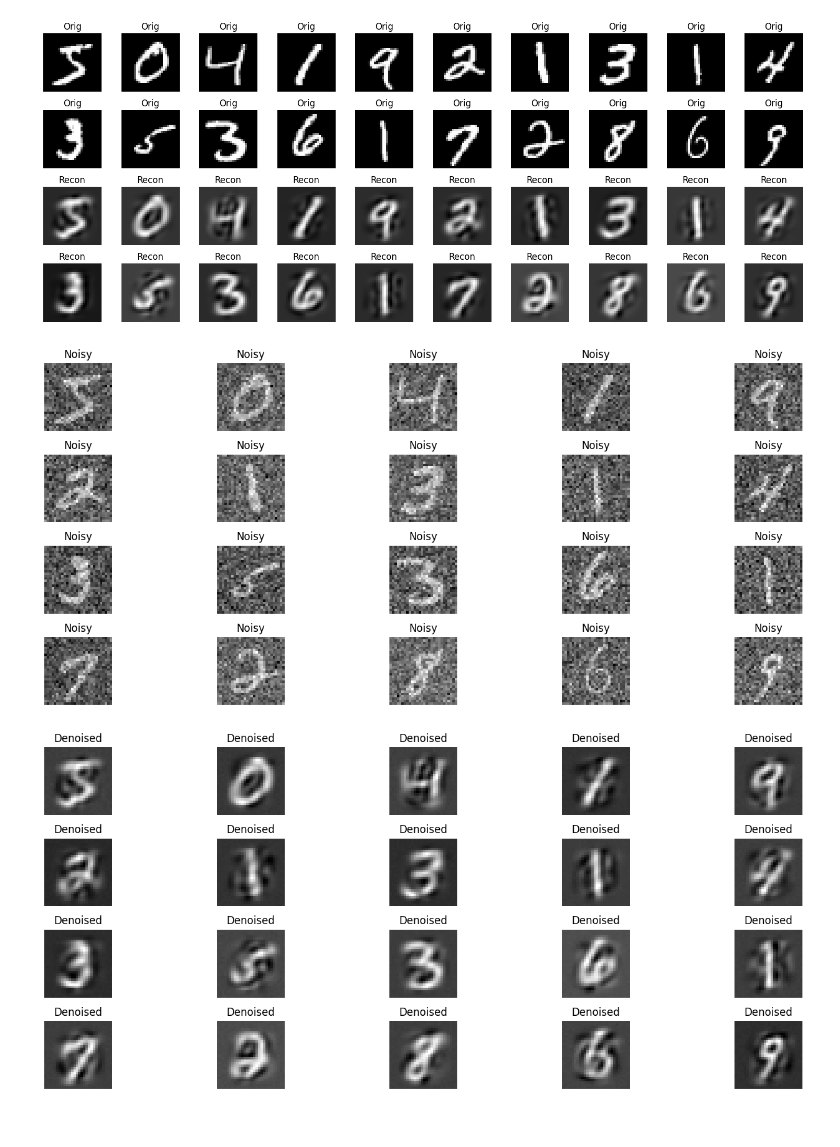
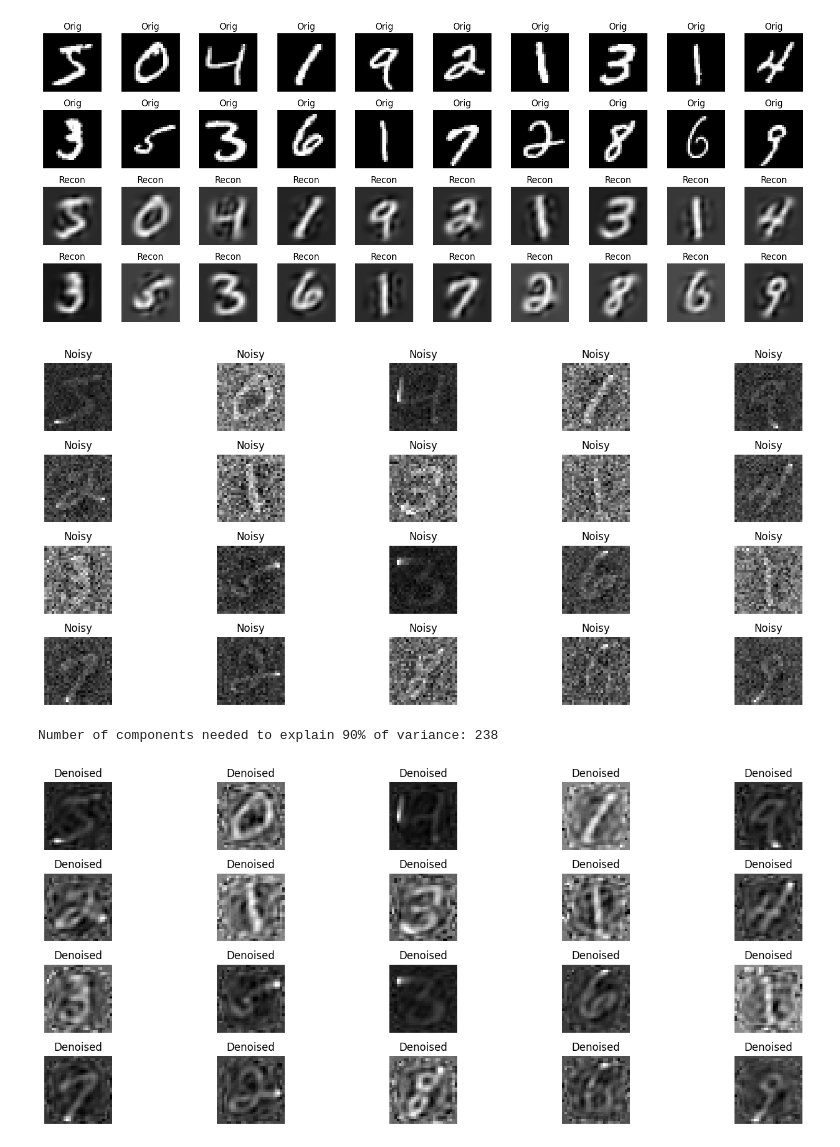
Before and after one commit to Shreyas8612/MNIST_Classification, a Jupyter notebook: MNIST_Classification.ipynb, the cells around one changed output. Saved outputs shown, nothing was run; the diff lists cells and outputs as text; code cells hidden in the pictures.

```diff
--- a/MNIST_Classification.ipynb
+++ b/MNIST_Classification.ipynb
@@ -55,6 +75,5 @@ print("Best cross-validation accuracy:", grid_search.best_score_)
 # %%
-# Train a logistic regression classifier with L1 regularization for sparsity
-log_reg = LogisticRegression(random_state=42)
-#log_reg = LogisticRegression(penalty='l1', solver='saga', C=0.1, max_iter=500, random_state=42)
-log_reg.fit(X_train, y_train)
+# Train a logistic regression model with the best parameters
+log_reg = LogisticRegression(penalty='l1', solver='saga', C=0.2, max_iter=1500, tol=1e-1,random_state=42, n_jobs=-1)
+log_reg.fit(X_train_scaled, y_train)
 # %% [output]
@@ -117,7 +137,8 @@ plt.show()
 # %%
 # Apply PCA to the MNIST dataset
 pca = PCA()
-pca.fit(X)
+X_scaled = scaler.fit_transform(X)  # Scale the entire dataset for PCA
+pca.fit(X_scaled)
 
 # Calculate the cumulative explained variance ratio
 cumulative_variance = np.cumsum(pca.explained_variance_ratio_)
@@ -144,7 +165,7 @@ plt.show()
 # %%
 # Fit PCA again with the number of components needed for visualization
 pca_20 = PCA(n_components=20)
-pca_20.fit(X)
+pca_20.fit(X_scaled)
 
 # Plot the loadings for the first 20 principal components
 plt.figure(figsize=(15, 10))
@@ -154,5 +175,6 @@ for i in range(20):
     plt.axis('off')
     plt.title(f'PC {i+1}')
 plt.tight_layout()
+plt.colorbar(ax=plt.gcf().axes, fraction=0.01, pad=0.04)
 plt.show()
 # %% [output]
@@ -202,8 +224,8 @@ plt.show()
 [figure]
 # %%
 # Generate a noisy copy of the MNIST dataset
-noise_factor = 0.3  # Adjust this value to control noise level
-X_noisy = X + noise_factor * np.random.normal(loc=0.0, scale=1.0, size=X.shape)
+noise_factor = 1.0  # Adjust this value to control noise level
+X_noisy = X_scaled + noise_factor * np.random.normal(loc=0.0, scale=1.0, size=X_scaled.shape)
 
 # Visualize the first 20 noisy digits
 plt.figure(figsize=(15, 6))
@@ -215,23 +237,34 @@ for i in range(20):
 plt.tight_layout()
 plt.show()
 # %% [output]
-[figure, old version]
+[figure, new version]
 # %%
+# Fit PCA to determine number of components that explain sufficient variance
+pca = PCA()
+pca.fit(X_scaled)
+cumulative_variance = np.cumsum(pca.explained_variance_ratio_)
+
+# Choose the number of components to explain at least 90% variance (experiment to find the best)
+threshold = 0.90  # You can adjust this value to 70%, 85%, 95%, etc.
+n_components_denoise = np.argmax(cumulative_variance >= threshold) + 1
+print(f'Number of components needed to explain {int(threshold * 100)}% of variance: {n_components_denoise}')
+
 # Fit PCA to reduce dimensionality of the noisy data
-pca_denoise = PCA(n_components=n_components_80)  # Use components from earlier step to explain sufficient variance
+pca_denoise = PCA(n_components=n_components_denoise)
 X_noisy_pca = pca_denoise.fit_transform(X_noisy)
 
 # Reconstruct the digits from the reduced representation
 X_denoised = pca_denoise.inverse_transform(X_noisy_pca)
 
-# Visualize the first 20 denoised digits
+# Visualize the denoised digits
 plt.figure(figsize=(15, 6))
 for i in range(20):
     plt.subplot(4, 5, i + 1)
     plt.imshow(X_denoised[i].reshape(28, 28), cmap='gray')
     plt.axis('off')
     plt.title('Denoised')
 plt.tight_layout()
 plt.show()
 # %% [output]
+Number of components needed to explain 90% of variance: 238
-[figure, old version]
+[figure, new version]
```
Also changed, not shown: parts of 15 cells of this notebook.
